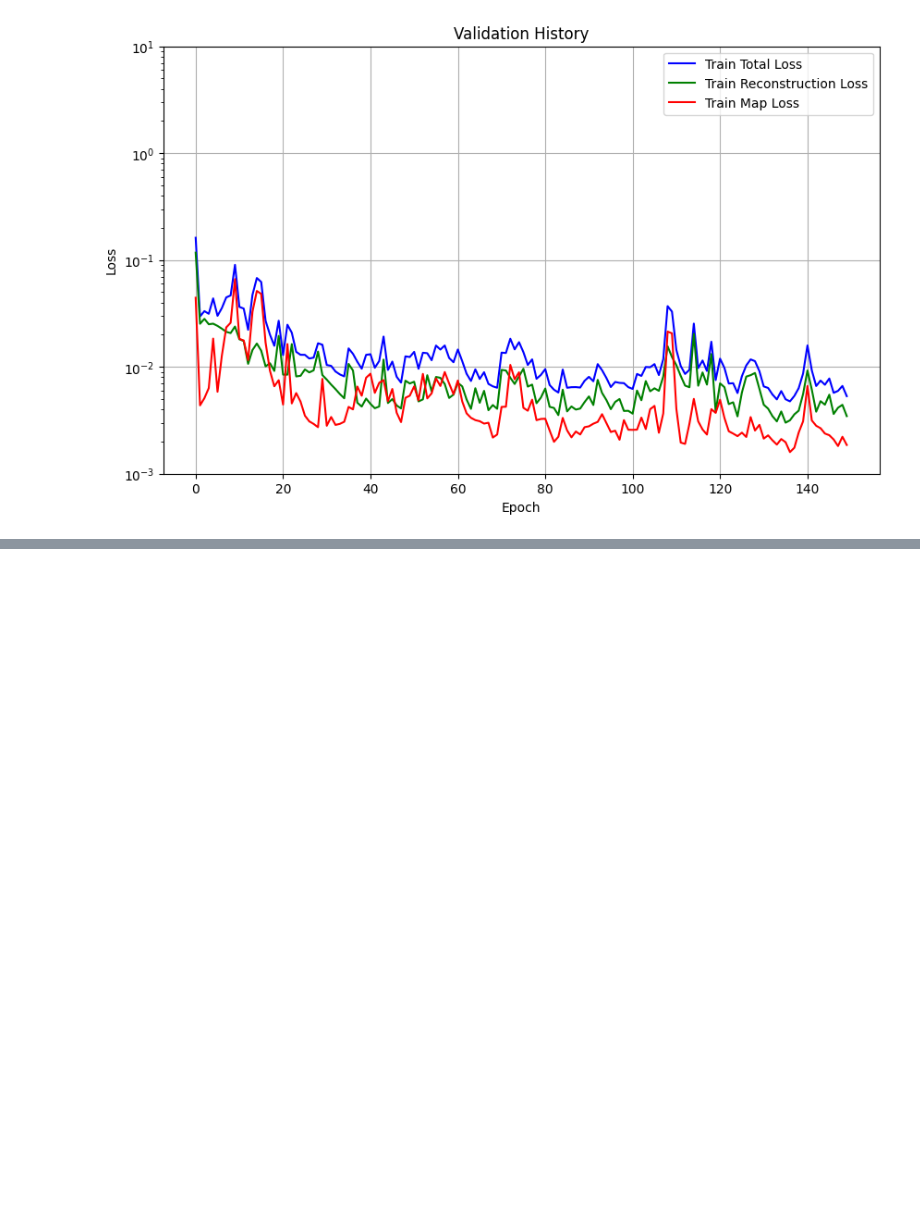
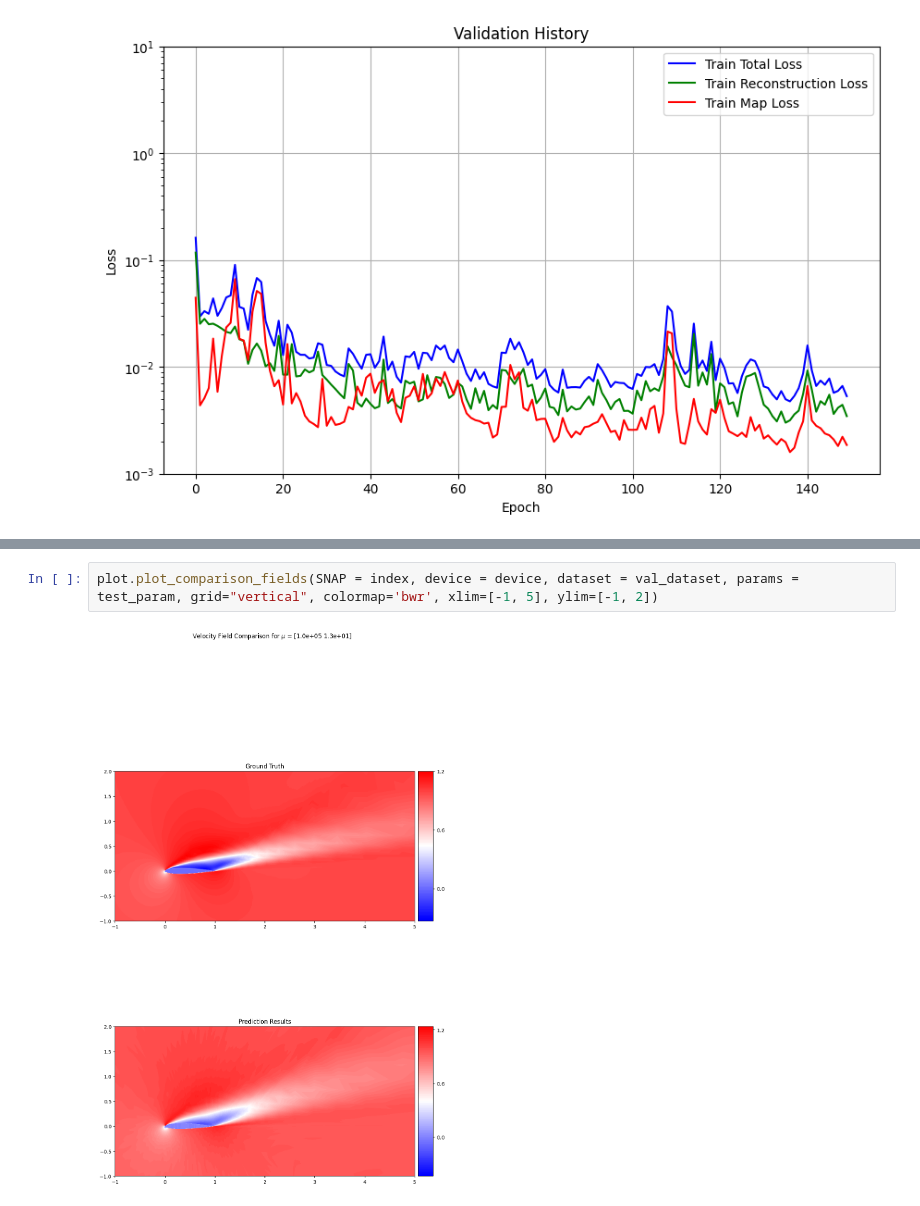
Before and after one commit to Arviano-Yuono/GAE-ROM, a Jupyter notebook: RANS_training.ipynb, the cells around one changed output, grey strips where cells are left out. Drawn from its saved outputs; the diff is of its cells as text; blank space fills up the shorter version.

```diff
--- a/RANS_training.ipynb
+++ b/RANS_training.ipynb
@@ -118,0 +170,4 @@ plt.show()
+# %%
+plot.plot_comparison_fields(SNAP = index, device = device, dataset = val_dataset, params = test_param, grid="vertical", colormap='bwr', xlim=[-1, 5], ylim=[-1, 2])
+# %% [output]
+[figure, added]
```
Also changed, not shown: parts of 5 cells of this notebook.
